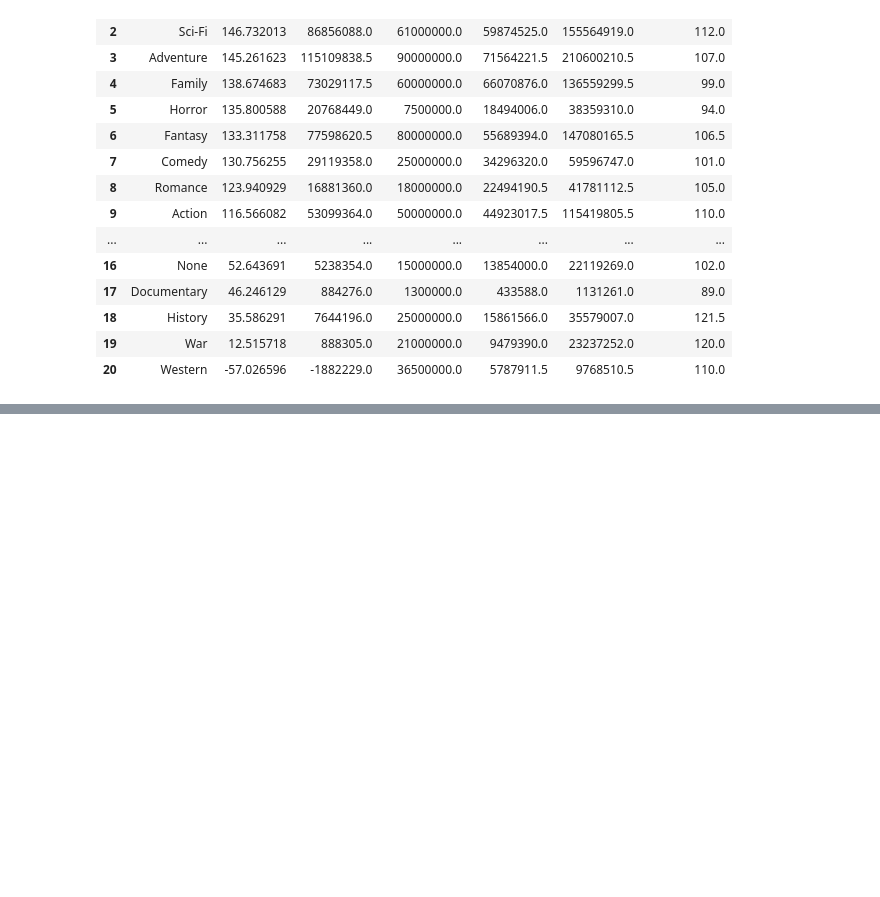
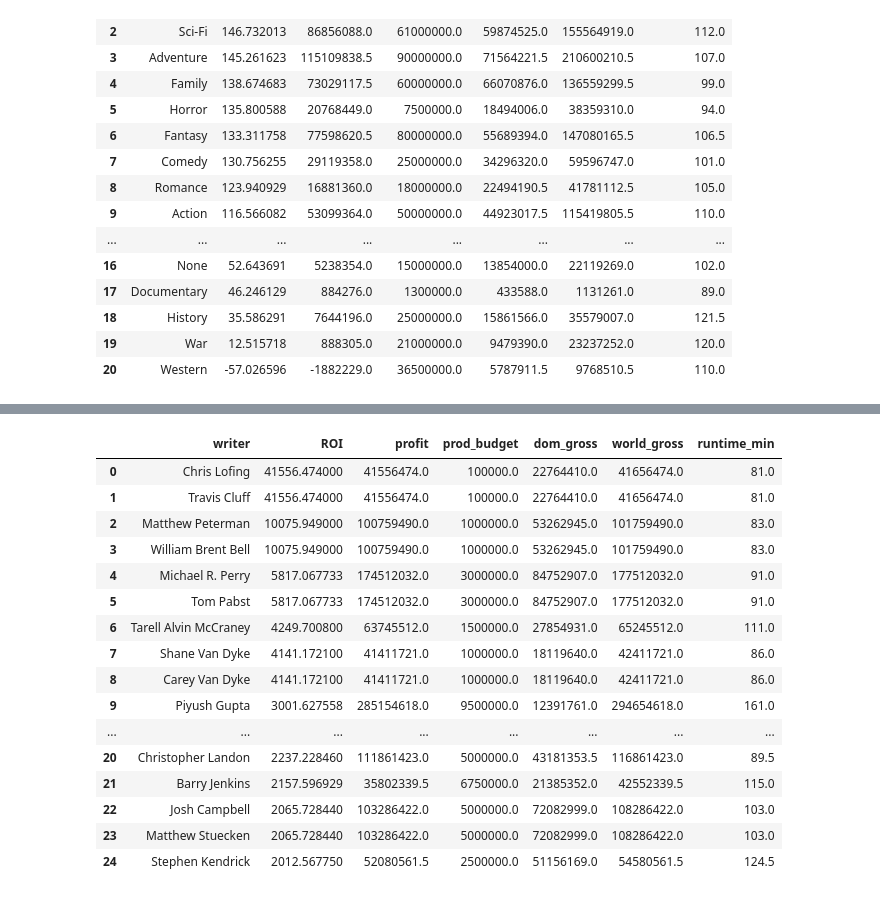
Before and after one commit to JoshuaGottlieb/Microsoft-Movie-Recommendation, a Jupyter notebook: Jocel-Folder/EDA.ipynb, the cells around one changed output, grey strips where cells are left out. Cells and saved outputs as stored; diff of their text form; code cells hidden in the pictures; blank space fills up the shorter version.

```diff
--- a/Jocel-Folder/EDA.ipynb
+++ b/Jocel-Folder/EDA.ipynb
@@ -105,3 +116,6 @@ fig = px.bar(grouped_by_director, x = "director", y = "ROI")
 fig.show()
 # %% [output]
 [interactive output not drawn]
+# %%
+test2 = df.explode("writer")
+test2
@@ -107,0 +136,21 @@ fig.show()
+# %%
+grouped_median_by_writer = test2.groupby(["writer"]).median().sort_values("ROI", ascending = False).reset_index().head(25)
+grouped_median_by_writer
+# %% [output]
+|  | writer | ROI | profit | prod_budget | dom_gross | world_gross | runtime_min |
+| 0 | Chris Lofing | 41556.474000 | 41556474.0 | 100000.0 | 22764410.0 | 41656474.0 | 81.0 |
+| 1 | Travis Cluff | 41556.474000 | 41556474.0 | 100000.0 | 22764410.0 | 41656474.0 | 81.0 |
+| 2 | Matthew Peterman | 10075.949000 | 100759490.0 | 1000000.0 | 53262945.0 | 101759490.0 | 83.0 |
+| 3 | William Brent Bell | 10075.949000 | 100759490.0 | 1000000.0 | 53262945.0 | 101759490.0 | 83.0 |
+| 4 | Michael R. Perry | 5817.067733 | 174512032.0 | 3000000.0 | 84752907.0 | 177512032.0 | 91.0 |
+| 5 | Tom Pabst | 5817.067733 | 174512032.0 | 3000000.0 | 84752907.0 | 177512032.0 | 91.0 |
+| 6 | Tarell Alvin McCraney | 4249.700800 | 63745512.0 | 1500000.0 | 27854931.0 | 65245512.0 | 111.0 |
+| 7 | Shane Van Dyke | 4141.172100 | 41411721.0 | 1000000.0 | 18119640.0 | 42411721.0 | 86.0 |
+| 8 | Carey Van Dyke | 4141.172100 | 41411721.0 | 1000000.0 | 18119640.0 | 42411721.0 | 86.0 |
+| 9 | Piyush Gupta | 3001.627558 | 285154618.0 | 9500000.0 | 12391761.0 | 294654618.0 | 161.0 |
+| ... | ... | ... | ... | ... | ... | ... | ... |
+| 20 | Christopher Landon | 2237.228460 | 111861423.0 | 5000000.0 | 43181353.5 | 116861423.0 | 89.5 |
+| 21 | Barry Jenkins | 2157.596929 | 35802339.5 | 6750000.0 | 21385352.0 | 42552339.5 | 115.0 |
+| 22 | Josh Campbell | 2065.728440 | 103286422.0 | 5000000.0 | 72082999.0 | 108286422.0 | 103.0 |
+| 23 | Matthew Stuecken | 2065.728440 | 103286422.0 | 5000000.0 | 72082999.0 | 108286422.0 | 103.0 |
+| 24 | Stephen Kendrick | 2012.567750 | 52080561.5 | 2500000.0 | 51156169.0 | 54580561.5 | 124.5 |
```
Also changed, not shown: parts of 9 cells of this notebook.
